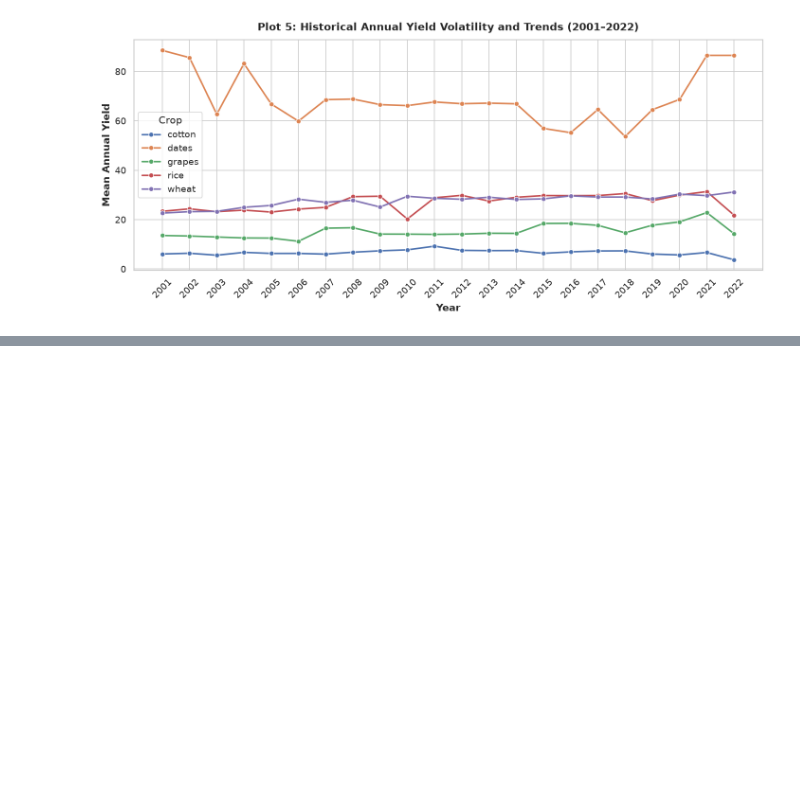
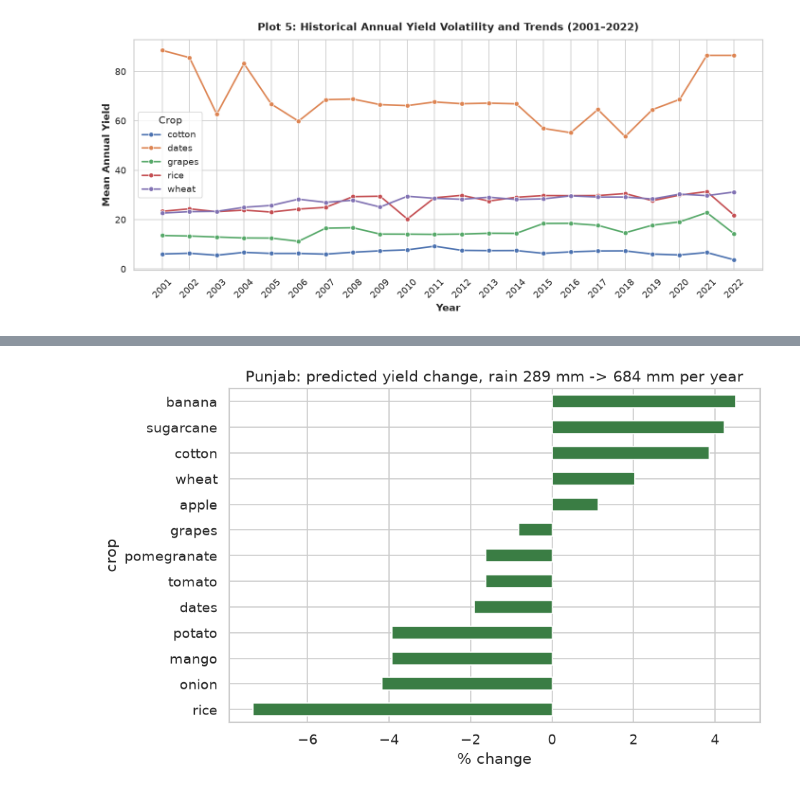
Before and after one commit to SyedMuhammadHunain/Climate-Machine-Learning, a Jupyter notebook: notebooks/01_low_water_crop_selection.ipynb, the cells around one changed output, grey strips where cells are left out. Saved outputs shown, nothing was run; the diff lists cells and outputs as text; code cells hidden in the pictures; blank space fills up the shorter version.

```diff
--- a/notebooks/01_low_water_crop_selection.ipynb
+++ b/notebooks/01_low_water_crop_selection.ipynb
@@ -620,0 +315,16 @@ plt.show()
+# %%
+# What does the model do when only rain changes? (other inputs at the province median)
+prov = "Punjab"
+info = reference["provinces"][prov]
+lo, hi = info["range"]["precipitation_sum"]
+out = []
+for crop in reference["crops"]:
+    base = {"temperature_2m_mean": info["median"]["temperature_2m_mean"]}
+    a, _ = F.build_inference_row(prov, crop, {**base, "precipitation_sum": lo}, reference)
+    b, _ = F.build_inference_row(prov, crop, {**base, "precipitation_sum": hi}, reference)
+    out.append((crop, float(pipeline.predict(b)[0]) / float(pipeline.predict(a)[0]) * 100 - 100))
+sens = pd.DataFrame(out, columns=["crop", "change_pct"]).sort_values("change_pct")
+ax = sens.plot.barh(x="crop", y="change_pct", legend=False, figsize=(8, 5), color="#3a7d44")
+ax.set_title(f"{prov}: predicted yield change, rain {lo:.0f} mm -> {hi:.0f} mm per year"); ax.set_xlabel("% change"); plt.tight_layout(); plt.show()
+# %% [output]
+[figure, added]
```
Also changed, not shown: parts of 23 cells of this notebook, 10 other files.
